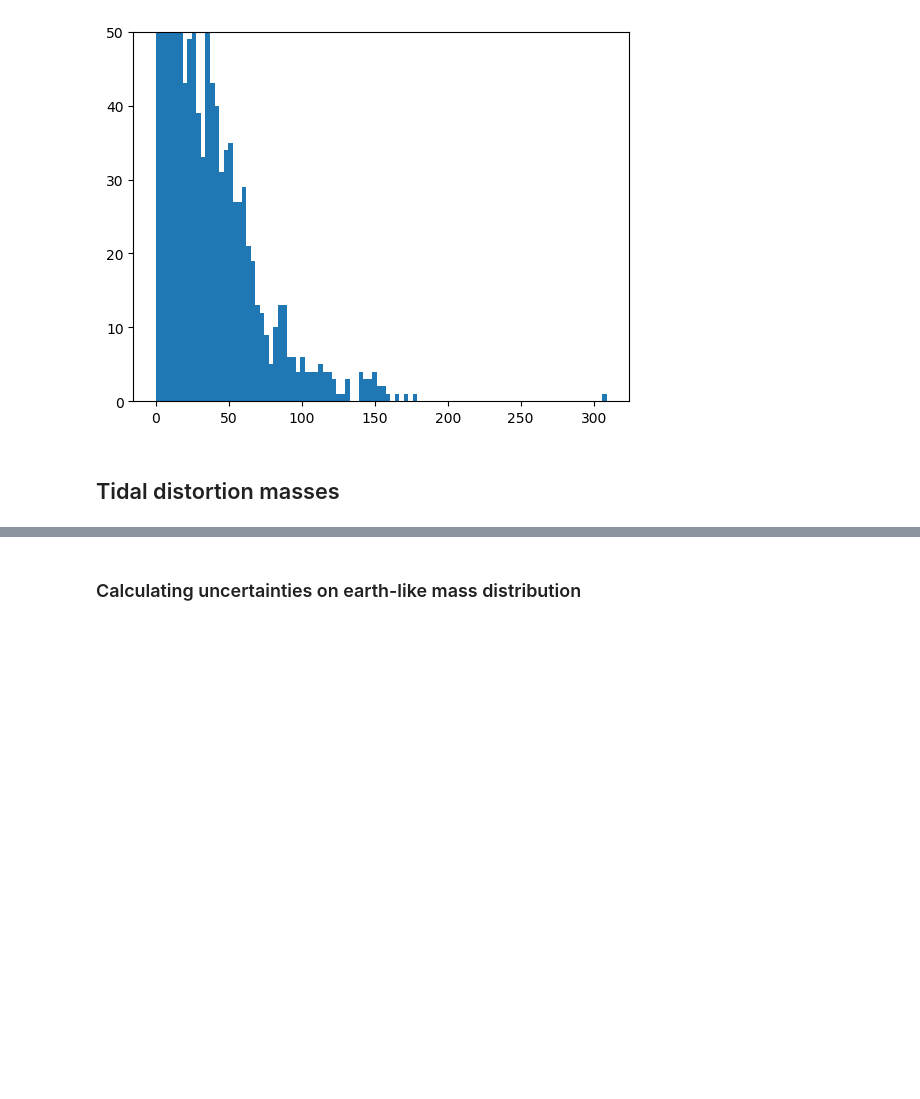
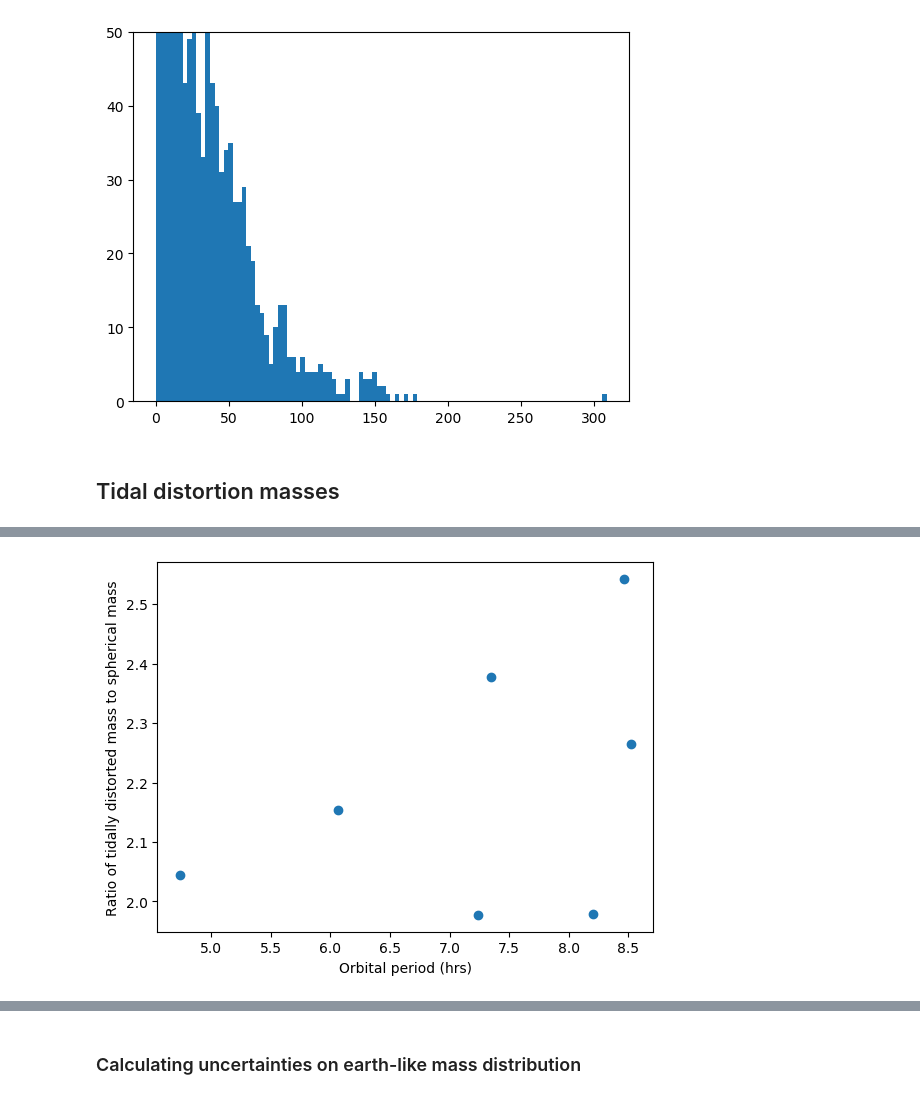
Before and after one commit to asmuzsoy/USPplanets, a Jupyter notebook: USPMassDistRedo.ipynb, the cells around one changed output, grey strips where cells are left out. Drawn from its saved outputs; the diff is of its cells as text; code cells hidden in the pictures; blank space fills up the shorter version.

```diff
--- a/USPMassDistRedo.ipynb
+++ b/USPMassDistRedo.ipynb
@@ -611,0 +682,5 @@ np.savetxt("Short_period_logMs_per_rad.txt", np.column_stack(([np.log10(M_star[i
+# %%
+for i in range(len(ml_short_period)):
+    print(ml_short_period[i], short_spherical[i])
+
+short_radii = [meanearthradii[i] for i in short_period_indices]
@@ -611,0 +695,8 @@ np.savetxt("Short_period_logMs_per_rad.txt", np.column_stack(([np.log10(M_star[i
+# %%
+percent_deviance = [ml/(sph) for ml,sph in zip(ml_short_period, short_spherical)]
+plt.plot([per[i]*24 for i in short_period_indices], percent_deviance, 'o')
+plt.xlabel("Orbital period (hrs)")
+plt.ylabel("Ratio of tidally distorted mass to spherical mass")
+plt.show()
+# %% [output]
+[figure, added]
```
Also changed, not shown: parts of 57 cells of this notebook.
